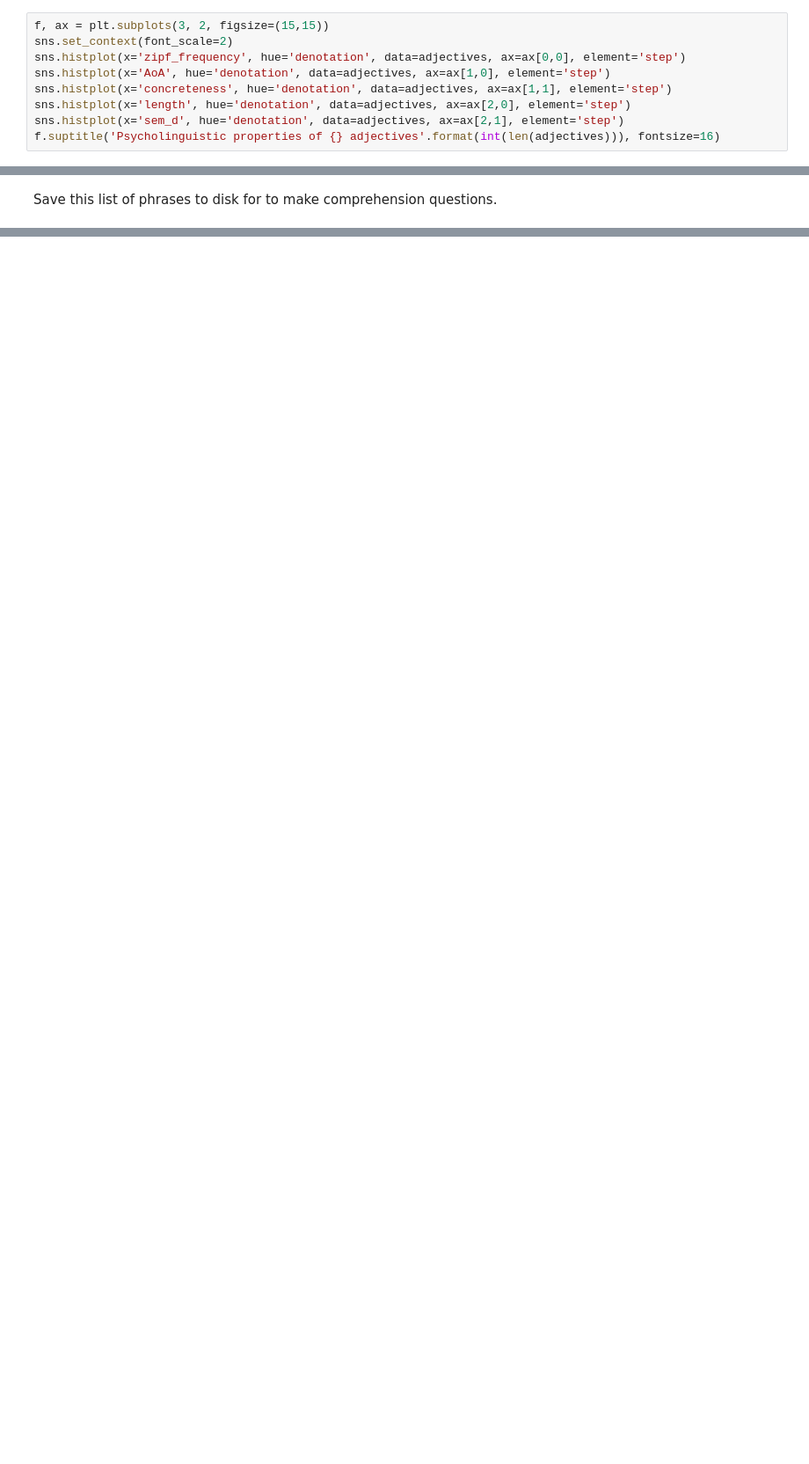
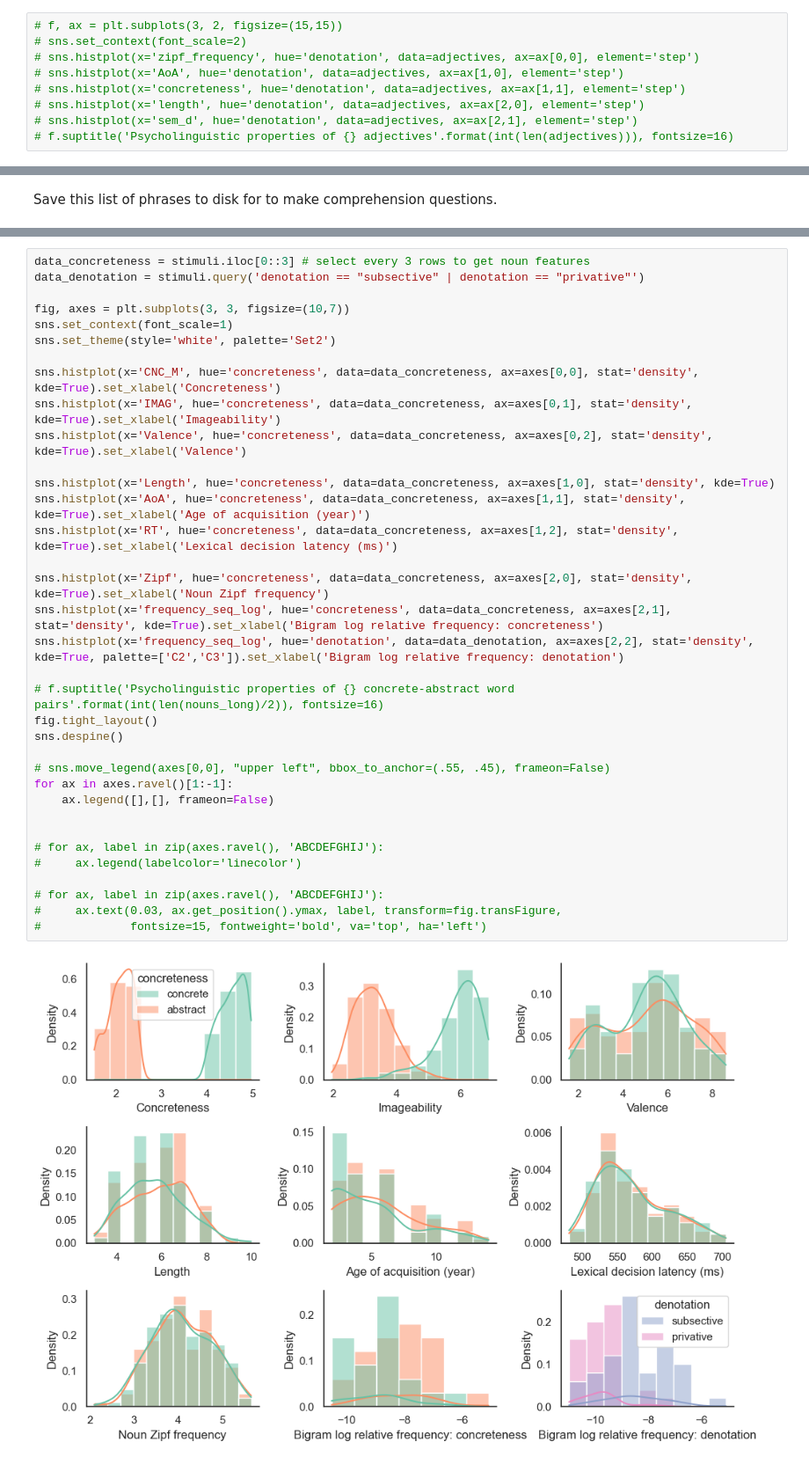
Before and after one commit to rmc-law/FakeDiamond, a Jupyter notebook: stimuli/concreteness_denotation/3_make_phrases.ipynb, the cells around one changed output, grey strips where cells are left out. Shown at 88% size. Cells and saved outputs as stored; diff of their text form; blank space fills up the shorter version.

Commit message:
improve figure making

```diff
--- a/stimuli/concreteness_denotation/3_make_phrases.ipynb
+++ b/stimuli/concreteness_denotation/3_make_phrases.ipynb
@@ -139,11 +140,11 @@ subsective      0.486722  2.040221
 # %% [markdown]
 ### Visualising psycholinguistic properties of these adjectives
 # %%
-f, ax = plt.subplots(3, 2, figsize=(15,15))
-sns.set_context(font_scale=2)
-sns.histplot(x='zipf_frequency', hue='denotation', data=adjectives, ax=ax[0,0], element='step')
-sns.histplot(x='AoA', hue='denotation', data=adjectives, ax=ax[1,0], element='step')
-sns.histplot(x='concreteness', hue='denotation', data=adjectives, ax=ax[1,1], element='step')
-sns.histplot(x='length', hue='denotation', data=adjectives, ax=ax[2,0], element='step')
-sns.histplot(x='sem_d', hue='denotation', data=adjectives, ax=ax[2,1], element='step')
-f.suptitle('Psycholinguistic properties of {} adjectives'.format(int(len(adjectives))), fontsize=16)
+# f, ax = plt.subplots(3, 2, figsize=(15,15))
+# sns.set_context(font_scale=2)
+# sns.histplot(x='zipf_frequency', hue='denotation', data=adjectives, ax=ax[0,0], element='step')
+# sns.histplot(x='AoA', hue='denotation', data=adjectives, ax=ax[1,0], element='step')
+# sns.histplot(x='concreteness', hue='denotation', data=adjectives, ax=ax[1,1], element='step')
+# sns.histplot(x='length', hue='denotation', data=adjectives, ax=ax[2,0], element='step')
+# sns.histplot(x='sem_d', hue='denotation', data=adjectives, ax=ax[2,1], element='step')
+# f.suptitle('Psycholinguistic properties of {} adjectives'.format(int(len(adjectives))), fontsize=16)
@@ -202,0 +245,37 @@ stimuli.to_excel(f'3_phrases_{date.today()}.xlsx')
+# %%
+data_concreteness = stimuli.iloc[0::3] # select every 3 rows to get noun features
+data_denotation = stimuli.query('denotation == "subsective" | denotation == "privative"')
+
+fig, axes = plt.subplots(3, 3, figsize=(10,7))
+sns.set_context(font_scale=1)
+sns.set_theme(style='white', palette='Set2')
+
+sns.histplot(x='CNC_M', hue='concreteness', data=data_concreteness, ax=axes[0,0], stat='density', kde=True).set_xlabel('Concreteness')
+sns.histplot(x='IMAG', hue='concreteness', data=data_concreteness, ax=axes[0,1], stat='density', kde=True).set_xlabel('Imageability')
+sns.histplot(x='Valence', hue='concreteness', data=data_concreteness, ax=axes[0,2], stat='density', kde=True).set_xlabel('Valence')
+
+sns.histplot(x='Length', hue='concreteness', data=data_concreteness, ax=axes[1,0], stat='density', kde=True)
+sns.histplot(x='AoA', hue='concreteness', data=data_concreteness, ax=axes[1,1], stat='density', kde=True).set_xlabel('Age of acquisition (year)')
+sns.histplot(x='RT', hue='concreteness', data=data_concreteness, ax=axes[1,2], stat='density', kde=True).set_xlabel('Lexical decision latency (ms)')
+
+sns.histplot(x='Zipf', hue='concreteness', data=data_concreteness, ax=axes[2,0], stat='density', kde=True).set_xlabel('Noun Zipf frequency')
+sns.histplot(x='frequency_seq_log', hue='concreteness', data=data_concreteness, ax=axes[2,1], stat='density', kde=True).set_xlabel('Bigram log relative frequency: concreteness')
+sns.histplot(x='frequency_seq_log', hue='denotation', data=data_denotation, ax=axes[2,2], stat='density', kde=True, palette=['C2','C3']).set_xlabel('Bigram log relative frequency: denotation')
+
+# f.suptitle('Psycholinguistic properties of {} concrete-abstract word pairs'.format(int(len(nouns_long)/2)), fontsize=16)
+fig.tight_layout()
+sns.despine()
+
+# sns.move_legend(axes[0,0], "upper left", bbox_to_anchor=(.55, .45), frameon=False)
+for ax in axes.ravel()[1:-1]:
+    ax.legend([],[], frameon=False)
+
+
+# for ax, label in zip(axes.ravel(), 'ABCDEFGHIJ'):
+#     ax.legend(labelcolor='linecolor')
+
+# for ax, label in zip(axes.ravel(), 'ABCDEFGHIJ'):
+#     ax.text(0.03, ax.get_position().ymax, label, transform=fig.transFigure,
+#             fontsize=15, fontweight='bold', va='top', ha='left')
+# %% [output]
+[figure, added]
```
Also changed, not shown: parts of 9 cells of this notebook, 4 other files.
